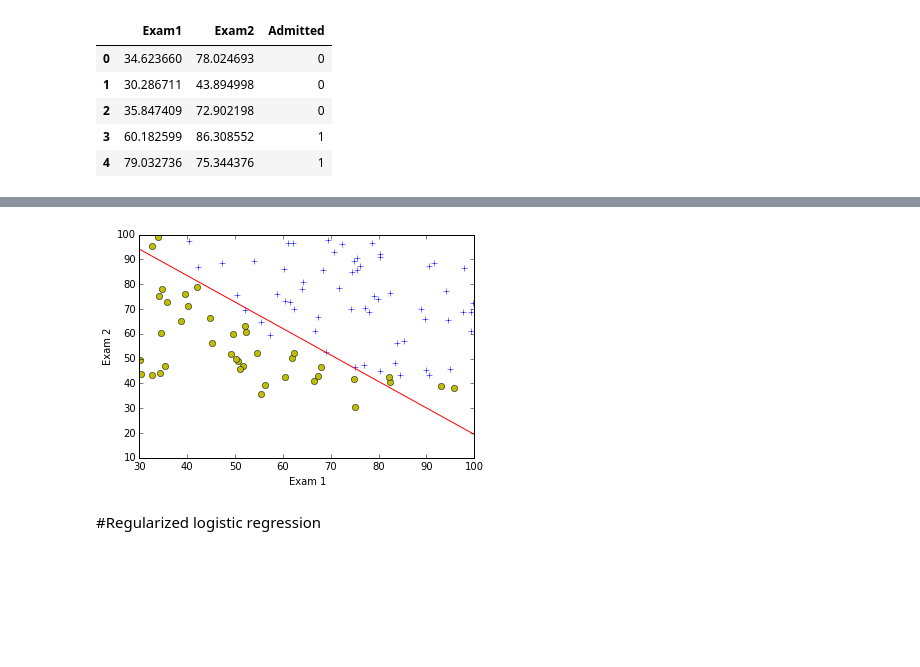
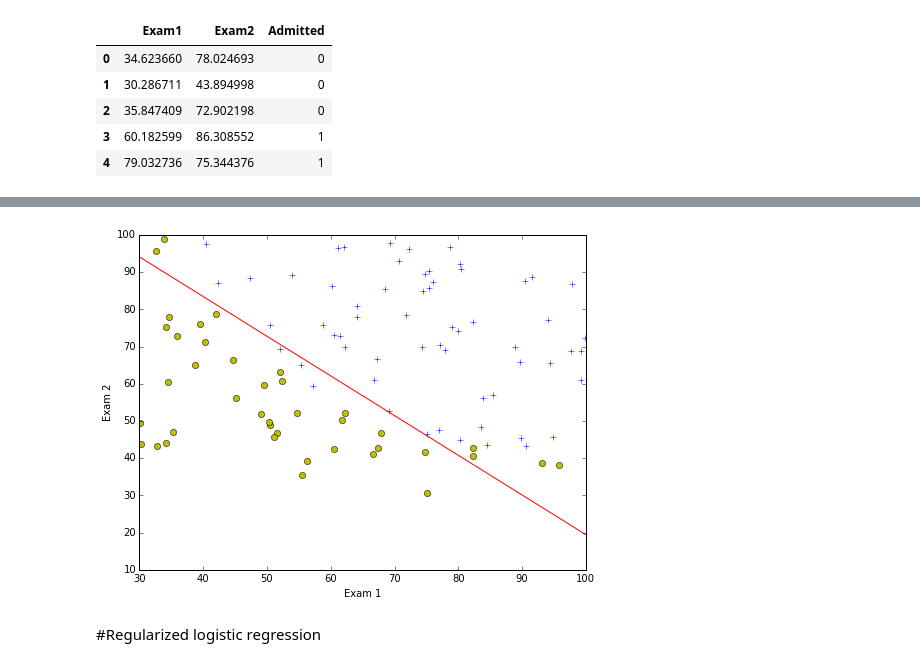
Before and after one commit to kongfy/ml-007, a Jupyter notebook: mlclass-ex2/ex2.ipynb, the cells around one changed output, grey strips where cells are left out. Saved outputs shown, nothing was run; the diff lists cells and outputs as text; code cells hidden in the pictures; blank space fills up the shorter version.

```diff
--- a/mlclass-ex2/ex2.ipynb
+++ b/mlclass-ex2/ex2.ipynb
@@ -42,18 +43,18 @@ print clf.intercept_
 # %%
 xx = np.linspace(30, 100, 100)
 yy = -(clf.coef_[:, 0] * xx + clf.intercept_) / clf.coef_[:, 1]
 
-plt.figure()
+plt.figure(figsize=(8, 6))
 plt.xlabel('Exam 1')
 plt.ylabel('Exam 2')
 
 plt.plot(data1[data1['Admitted'] == 0]['Exam1'], data1[data1['Admitted'] == 0]['Exam2'], 'yo')
 plt.plot(data1[data1['Admitted'] == 1]['Exam1'], data1[data1['Admitted'] == 1]['Exam2'], 'b+')
 plt.plot(xx, yy, color='r', label='decision boundary');
 
 plt.show()
 # %% [output]
-[figure, old version]
+[figure, new version]
 # %% [markdown]
 #Regularized logistic regression
 # %%
```
Also changed, not shown: parts of 7 cells of this notebook, 5 other files.
